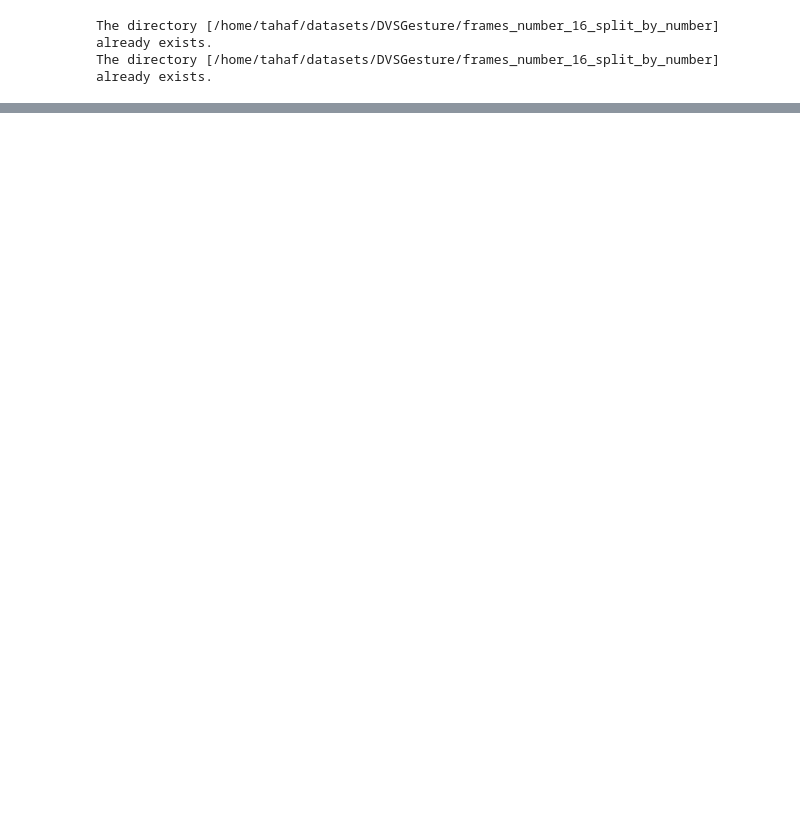
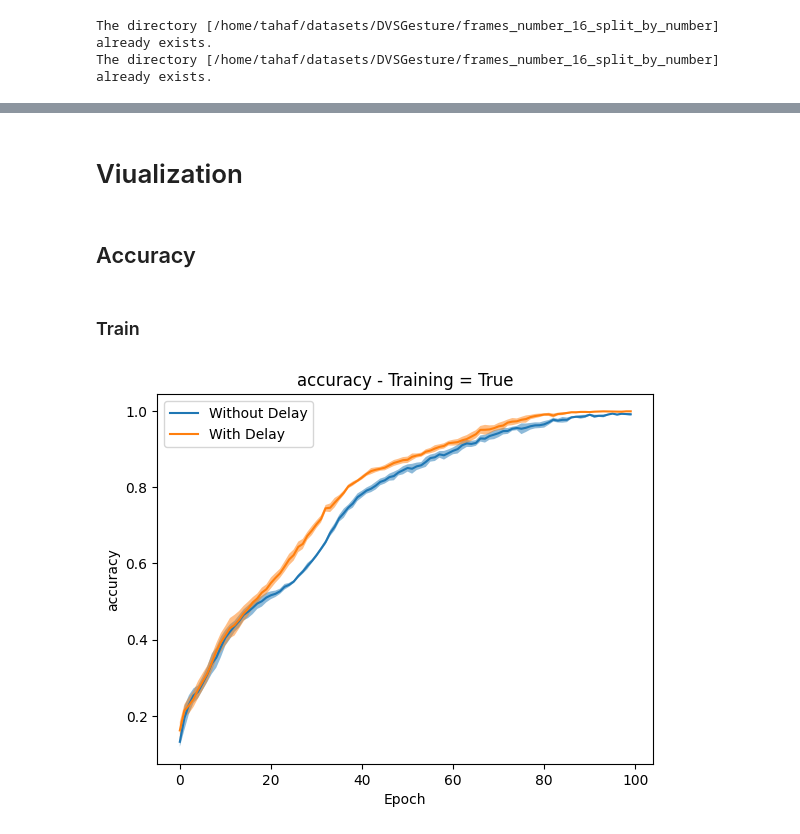
Before and after one commit to tahafkh/vision-delay-learning, a Jupyter notebook: notebooks/scnn_analysis.ipynb, the cells around one changed output, grey strips where cells are left out. Cells and saved outputs as stored; diff of their text form; code cells hidden in the pictures; blank space fills up the shorter version.

Commit message:
Add visualization

```diff
--- a/notebooks/scnn_analysis.ipynb
+++ b/notebooks/scnn_analysis.ipynb
@@ -330,2 +321,0 @@ results = {}
-# %%
-result = check_model(channels=16, kernel_size=7, delayed=False)
@@ -334,6 +321,0 @@ result2 = check_model(channels=16, kernel_size=7, delayed=True)
-# %%
-import os
-import json
-
-with open(os.path.expanduser('~/delay_results.json'), 'w') as f:
-    json.dump(result, f, indent=6)
@@ -351,0 +322,41 @@ results
+# %% [markdown]
+# Viualization
+# %%
+def get_stats(raw_stats):
+  mean = np.mean(raw_stats, axis=0)
+  std = np.std(raw_stats, axis=0)
+  upper_bound = mean + 1.96 * std / np.sqrt(10)
+  lower_bound = mean - 1.96 * std / np.sqrt(10)
+
+  return mean, upper_bound, lower_bound
+# %%
+def compare(results1, results2, stat, is_train):
+    index = 0 if is_train else 1
+    first = [[result[stat]['train'][i] for i in range(len(result['accuracy']['train'])) if (i%2 == index)] for result in results1]
+    second = [[result[stat]['train'][i] for i in range(len(result['accuracy']['train'])) if (i%2 == index)] for result in results2]
+
+    first_mean, first_upper_bound, first_lower_bound = get_stats(first)
+    second_mean, second_upper_bound, second_lower_bound = get_stats(second)
+
+
+    fig, ax = plt.subplots()
+
+    ax.plot(first_mean, label='Without Delay')
+    ax.fill_between(np.arange(len(first_mean)), first_lower_bound, first_upper_bound , alpha=0.5)
+
+    ax.plot(second_mean, label='With Delay')
+    ax.fill_between(np.arange(len(second_mean)), second_lower_bound, second_upper_bound , alpha=0.5)
+
+    ax.set_title(f'{stat} - Training = {is_train}')
+    ax.set_xlabel('Epoch')
+    ax.set_ylabel(f'{stat}')
+    plt.legend()
+    plt.show()
+# %% [markdown]
+## Accuracy
+# %% [markdown]
+### Train
+# %%
+compare(results1, results2, 'accuracy', True)
+# %% [output]
+[figure, added]
```
Also changed, not shown: parts of 22 cells of this notebook.
